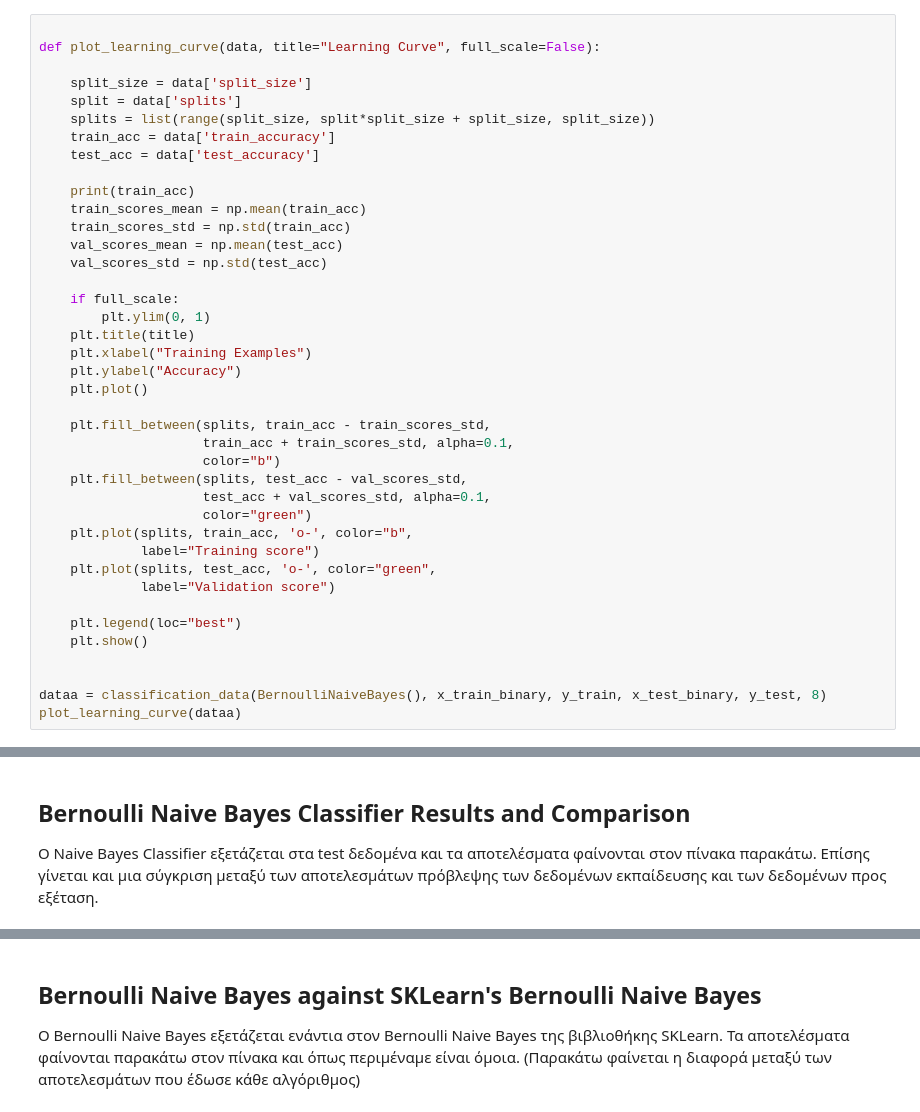
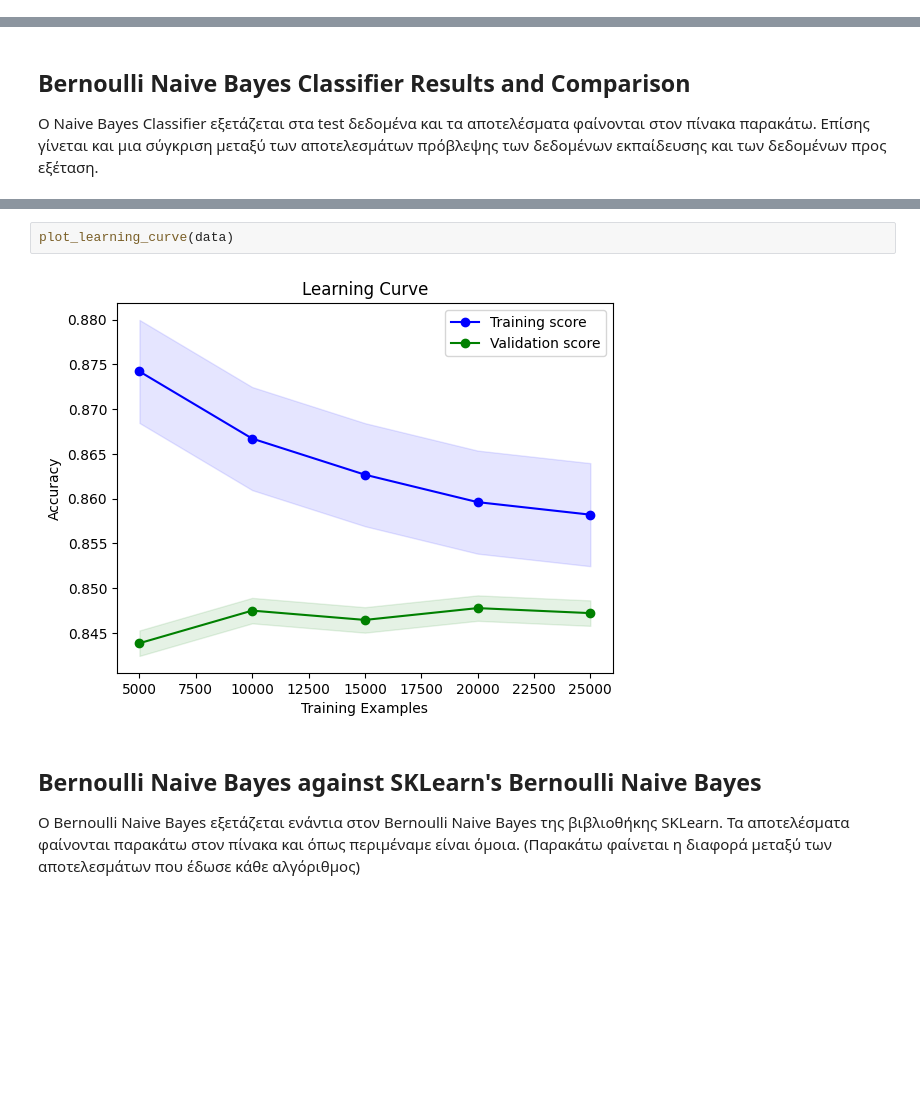
Before and after one commit to MariaSchoinaki/Imdb-classification-ML, a Jupyter notebook: src/naive_bayes.ipynb, the cells around one changed output, grey strips where cells are left out. Saved outputs shown, nothing was run; the diff lists cells and outputs as text; blank space fills up the shorter version.

Commit message:
added learning curve

```diff
--- a/src/naive_bayes.ipynb
+++ b/src/naive_bayes.ipynb
@@ -131,43 +131,3 @@ class BernoulliNaiveBayes:
     negative = x_reverse.dot(self.negative_0) + x.dot(self.negative_1) + self.negative
     # Καθορισμός της πρόβλεψης βάσει των (log) πιθανοτήτων
     return np.array([1 if positive[i] > negative[i] else 0 for i in range(len(x))])
-# %%
-
-def plot_learning_curve(data, title="Learning Curve", full_scale=False):
-
-    split_size = data['split_size']
-    split = data['splits']
-    splits = list(range(split_size, split*split_size + split_size, split_size))
-    train_acc = data['train_accuracy']
-    test_acc = data['test_accuracy']
-
-    print(train_acc)
-    train_scores_mean = np.mean(train_acc)
-    train_scores_std = np.std(train_acc)
-    val_scores_mean = np.mean(test_acc)
-    val_scores_std = np.std(test_acc)
-
-    if full_scale:
-        plt.ylim(0, 1)
-    plt.title(title)
-    plt.xlabel("Training Examples")
-    plt.ylabel("Accuracy")
-    plt.plot()
-
-    plt.fill_between(splits, train_acc - train_scores_std,
-                     train_acc + train_scores_std, alpha=0.1,
-                     color="b")
-    plt.fill_between(splits, test_acc - val_scores_std,
-                     test_acc + val_scores_std, alpha=0.1,
-                     color="green")
-    plt.plot(splits, train_acc, 'o-', color="b",
-             label="Training score")
-    plt.plot(splits, test_acc, 'o-', color="green",
-             label="Validation score")
-
-    plt.legend(loc="best")
-    plt.show()
-
-
-dataa = classification_data(BernoulliNaiveBayes(), x_train_binary, y_train, x_test_binary, y_test, 8)
-plot_learning_curve(dataa)
@@ -207,3 +161,7 @@ weighted avg       0.85      0.85      0.85     25000
+# %%
+plot_learning_curve(data)
+# %% [output]
+[figure, added]
 # %% [markdown]
 ## Bernoulli Naive Bayes against SKLearn's Bernoulli Naive Bayes
 
```
Also changed, not shown: parts of 2 cells of this notebook.
